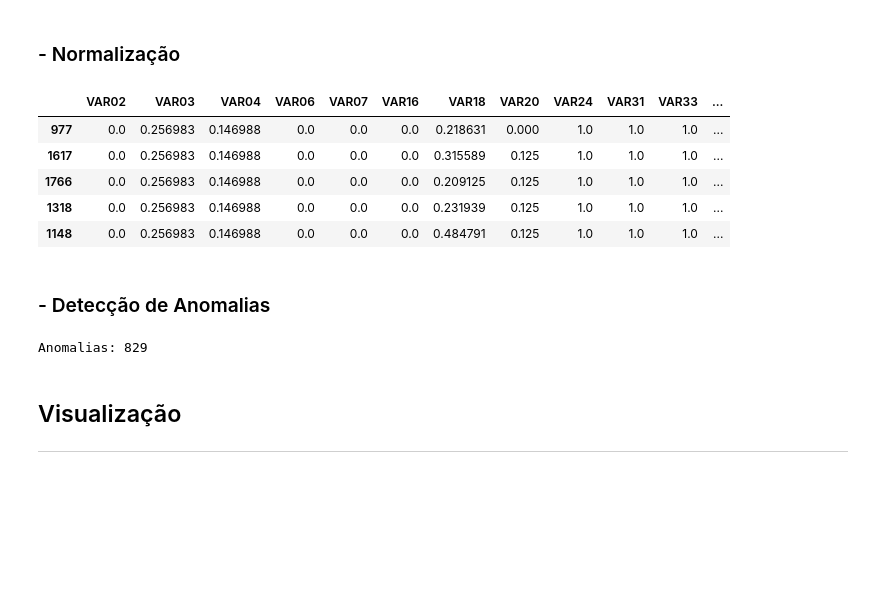
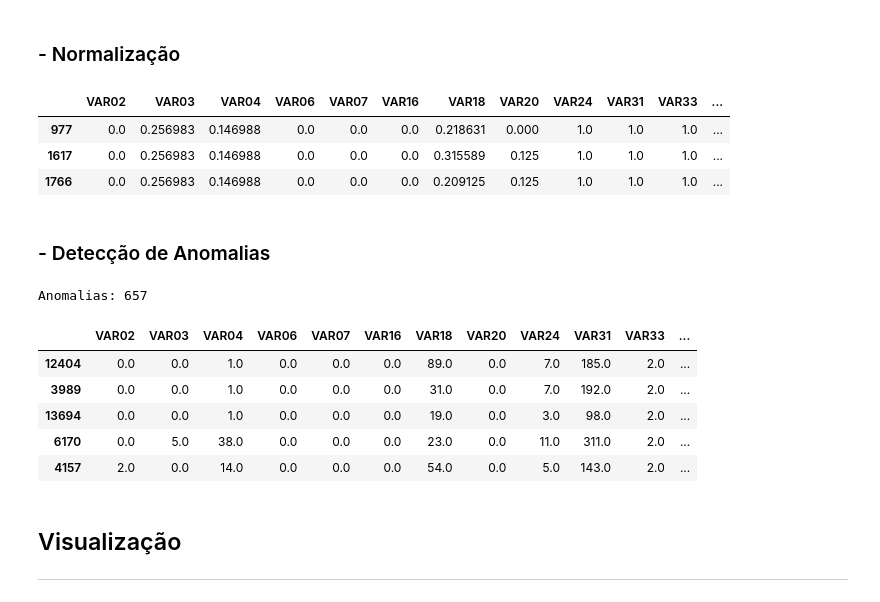
Before and after one commit to Drakmord2/EDM, a Jupyter notebook: Notebooks/Modelagem.ipynb, the cells around one changed output. Cells and saved outputs as stored; diff of their text form; code cells hidden in the pictures; blank space fills up the shorter version.

```diff
--- a/Notebooks/Modelagem.ipynb
+++ b/Notebooks/Modelagem.ipynb
@@ -190,18 +171,16 @@ df_clean.sort_values(by="DESEMPENHO", ascending=False).head(10)
 ### - Normalização
 # %%
 df_clean_norm = normalize(df_clean)
-df_clean_norm.head()
+df_clean_norm.head(3)
 # %% [output]
 |  | VAR02 | VAR03 | VAR04 | VAR06 | VAR07 | VAR16 | VAR18 | VAR20 | VAR24 | VAR31 | VAR33 | ... |
 | 977 | 0.0 | 0.256983 | 0.146988 | 0.0 | 0.0 | 0.0 | 0.218631 | 0.000 | 1.0 | 1.0 | 1.0 | ... |
 | 1617 | 0.0 | 0.256983 | 0.146988 | 0.0 | 0.0 | 0.0 | 0.315589 | 0.125 | 1.0 | 1.0 | 1.0 | ... |
 | 1766 | 0.0 | 0.256983 | 0.146988 | 0.0 | 0.0 | 0.0 | 0.209125 | 0.125 | 1.0 | 1.0 | 1.0 | ... |
-| 1318 | 0.0 | 0.256983 | 0.146988 | 0.0 | 0.0 | 0.0 | 0.231939 | 0.125 | 1.0 | 1.0 | 1.0 | ... |
-| 1148 | 0.0 | 0.256983 | 0.146988 | 0.0 | 0.0 | 0.0 | 0.484791 | 0.125 | 1.0 | 1.0 | 1.0 | ... |
 # %% [markdown]
 ### - Detecção de Anomalias
 # %%
-anomalias_aprovados_norm, correlacoes_aprovados, _, _ = get_anomalies(df_clean_norm)
-print("Anomalias: {}".format(len(anomalias_aprovados_norm)))
+anomalias_norm = get_anomalies(df_clean_norm)
+print("Anomalias: {}".format(len(anomalias_norm)))
 # %% [output]
-Anomalias: 829
+Anomalias: 657
@@ -211,3 +187,14 @@ anomalias_aprovados_denorm = denormalize(anomalias_aprovados_norm)
+# %%
+# Desnormalização
+anomalias_denorm = denormalize(anomalias_norm)
+anomalias_denorm.sort_values(by="DESEMPENHO", ascending=False).head()
+# %% [output]
+|  | VAR02 | VAR03 | VAR04 | VAR06 | VAR07 | VAR16 | VAR18 | VAR20 | VAR24 | VAR31 | VAR33 | ... |
+| 12404 | 0.0 | 0.0 | 1.0 | 0.0 | 0.0 | 0.0 | 89.0 | 0.0 | 7.0 | 185.0 | 2.0 | ... |
+| 3989 | 0.0 | 0.0 | 1.0 | 0.0 | 0.0 | 0.0 | 31.0 | 0.0 | 7.0 | 192.0 | 2.0 | ... |
+| 13694 | 0.0 | 0.0 | 1.0 | 0.0 | 0.0 | 0.0 | 19.0 | 0.0 | 3.0 | 98.0 | 2.0 | ... |
+| 6170 | 0.0 | 5.0 | 38.0 | 0.0 | 0.0 | 0.0 | 23.0 | 0.0 | 11.0 | 311.0 | 2.0 | ... |
+| 4157 | 2.0 | 0.0 | 14.0 | 0.0 | 0.0 | 0.0 | 54.0 | 0.0 | 5.0 | 143.0 | 2.0 | ... |
 # %% [markdown]
 ## Visualização
 ----
```
Also changed, not shown: parts of 4 cells of this notebook.
